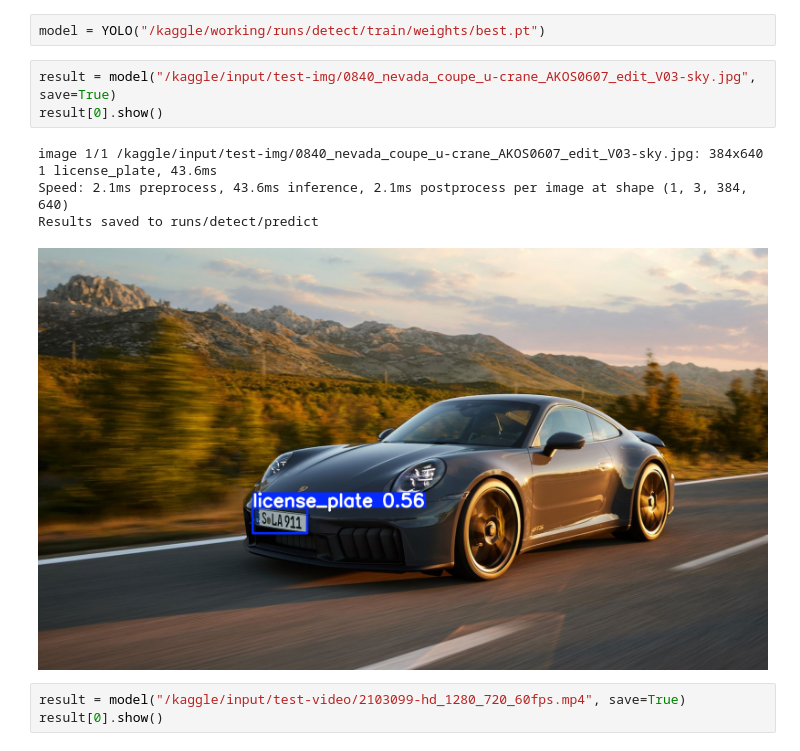
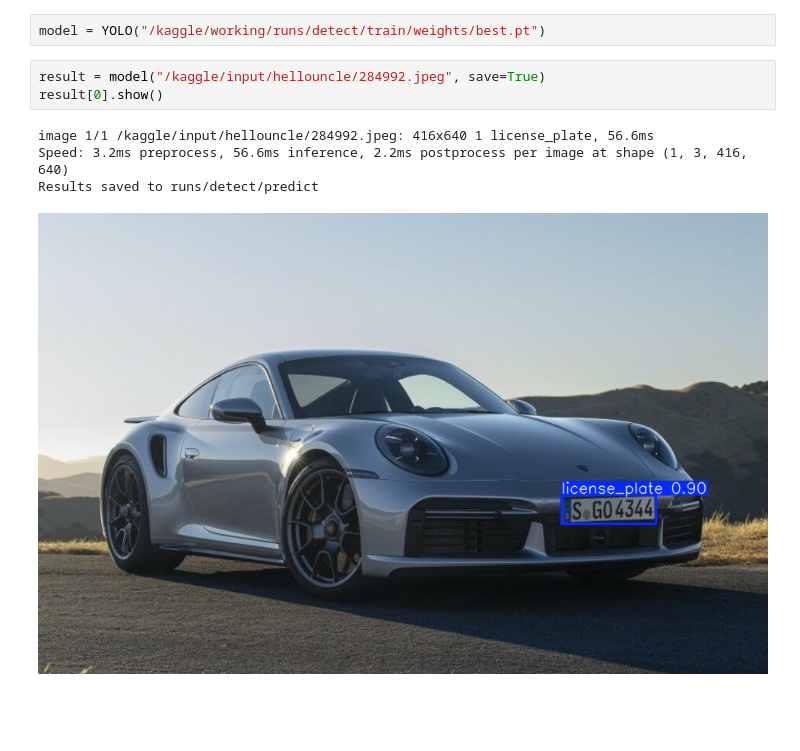
Before and after one commit to Sourav-Kirshan-Lalan/license-plate-rec, a Jupyter notebook: plate.ipynb, the cells around one changed output. Saved outputs shown, nothing was run; the diff lists cells and outputs as text; blank space fills up the shorter version.

```diff
--- a/plate.ipynb
+++ b/plate.ipynb
@@ -102,13 +84,10 @@ Starting training for 5 epochs...
 # %%
 model = YOLO("/kaggle/working/runs/detect/train/weights/best.pt")
 # %%
-result = model("/kaggle/input/test-img/0840_nevada_coupe_u-crane_AKOS0607_edit_V03-sky.jpg", save=True)
+result = model("/kaggle/input/hellouncle/284992.jpeg", save=True)
 result[0].show()
 # %% [output]
-image 1/1 /kaggle/input/test-img/0840_nevada_coupe_u-crane_AKOS0607_edit_V03-sky.jpg: 384x640 1 license_plate, 43.6ms
-Speed: 2.1ms preprocess, 43.6ms inference, 2.1ms postprocess per image at shape (1, 3, 384, 640)
+image 1/1 /kaggle/input/hellouncle/284992.jpeg: 416x640 1 license_plate, 56.6ms
+Speed: 3.2ms preprocess, 56.6ms inference, 2.2ms postprocess per image at shape (1, 3, 416, 640)
 Results saved to runs/detect/predict
-[figure, old version]
+[figure, new version]
-# %%
-result = model("/kaggle/input/test-video/2103099-hd_1280_720_60fps.mp4", save=True)
-result[0].show()
```
Also changed, not shown: parts of 9 cells of this notebook.
